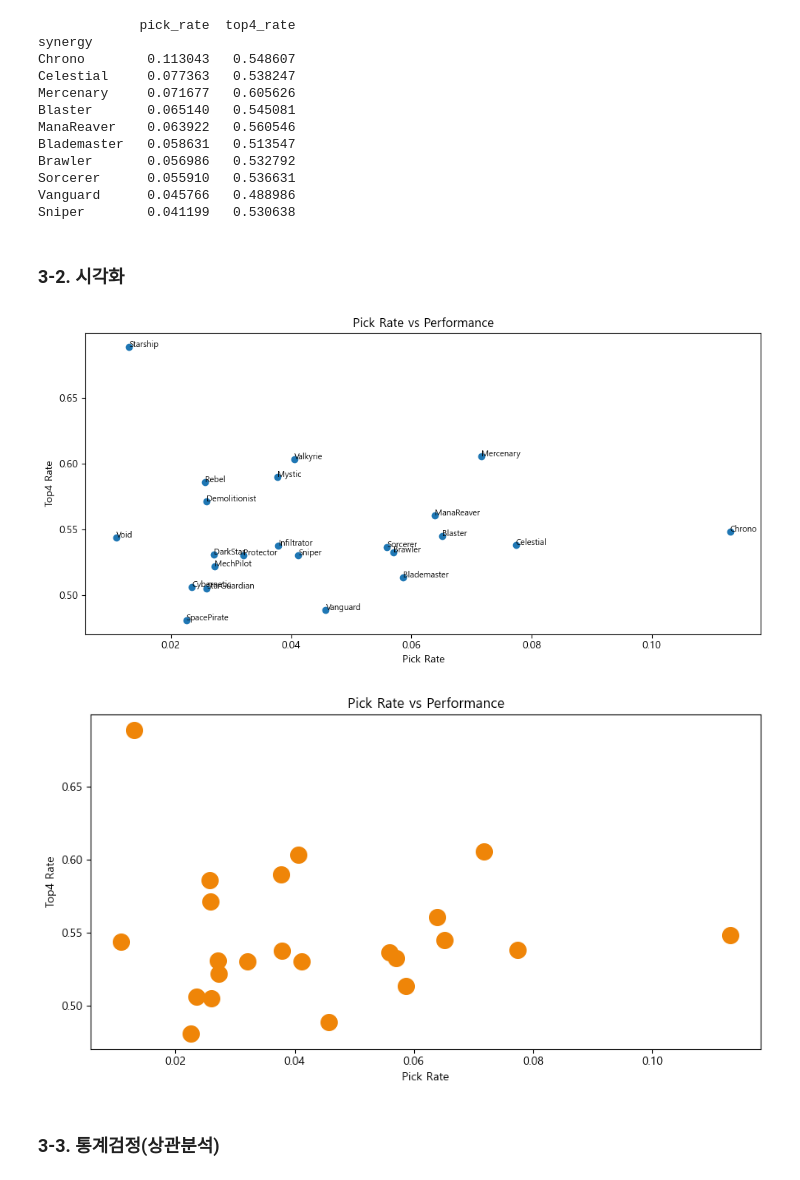
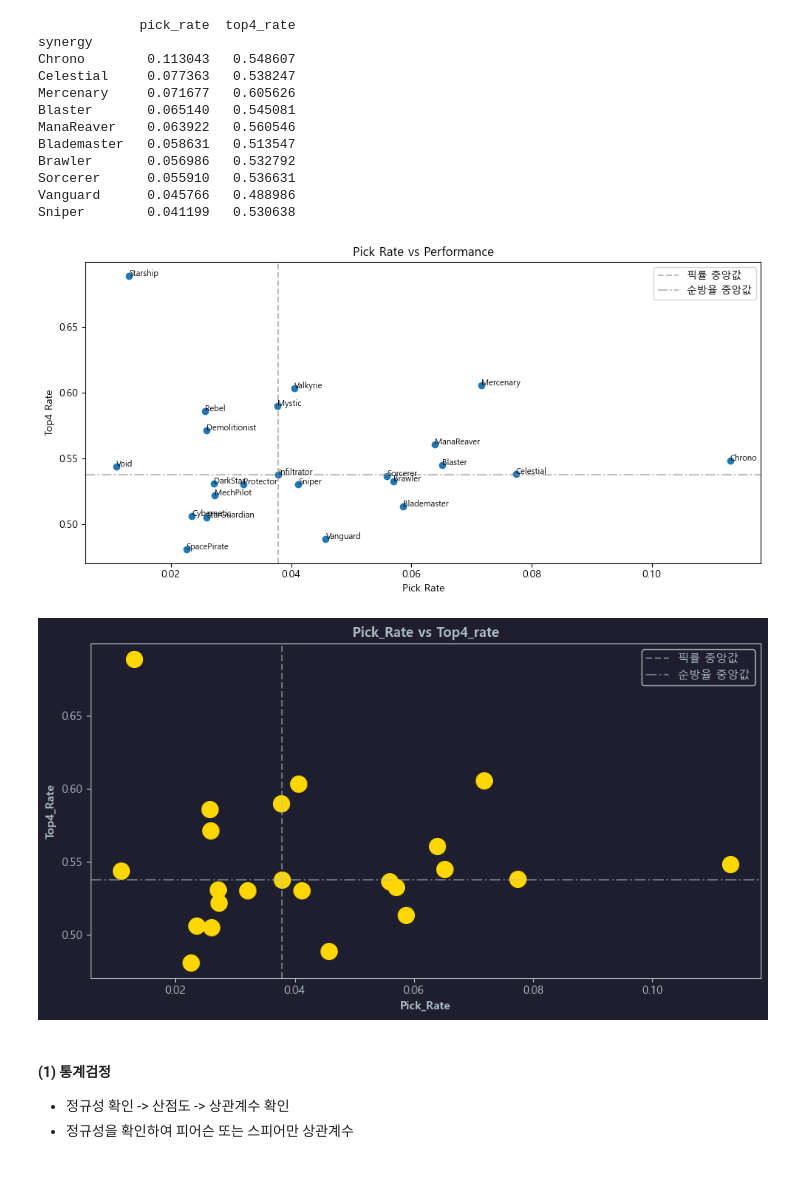
Before and after one commit to hanalo26/Third-project-sparta, a Jupyter notebook: 실전 프로젝트 코드 파일_6조/Data_for_presentation.ipynb, the cells around one changed output. Drawn from its saved outputs; the diff is of its cells as text; code cells hidden in the pictures.

```diff
--- a/실전 프로젝트 코드 파일_6조/Data_for_presentation.ipynb
+++ b/실전 프로젝트 코드 파일_6조/Data_for_presentation.ipynb
@@ -330,10 +595,9 @@ Brawler       0.056986   0.532792
 Sorcerer      0.055910   0.536631
 Vanguard      0.045766   0.488986
 Sniper        0.041199   0.530638
-# %% [markdown]
-### 3-2. 시각화
 # %%
-plt.figure(figsize=(10,5))
+# 시각화 1
+plt.figure(figsize=(10, 5))
 
 plt.scatter(synergy_group['pick_rate'], synergy_group['top4_rate'])
 
@@ -345,34 +609,56 @@ for i in synergy_group.index:
         fontsize=8
     )
 
+# 기준선 (중앙값)
+plt.axvline(synergy_group['pick_rate'].median(),
+            color='gray', linestyle='--', alpha=0.5, label='픽률 중앙값')
+plt.axhline(synergy_group['top4_rate'].median(),
+            color='gray', linestyle='-.', alpha=0.5, label='순방율 중앙값')
+
 plt.xlabel('Pick Rate')
 plt.ylabel('Top4 Rate')
 plt.title('Pick Rate vs Performance')
+plt.legend()
 
 plt.tight_layout()
 plt.show()
 # %% [output]
-[figure, old version]
+[figure, new version]
 # %%
-plt.figure(figsize=(9,5))
+# 시각화 2
+fig, ax = plt.subplots(figsize=(9, 5))
 
-# 기본 점 (회색)
+# 배경색 설정
+fig.patch.set_facecolor('#1e1e2e')
+ax.set_facecolor('#1e1e2e')
+
+# 산점도
 plt.scatter(
     synergy_group['pick_rate'],
     synergy_group['top4_rate'],
-    color='#ef8508',
+    color="#FFD700",
     s=200
 )
 
+# 기준선 (중앙값)
+plt.axvline(synergy_group['pick_rate'].median(),
+            color='#b0bec5', linestyle='--', alpha=0.5, label='픽률 중앙값')
+plt.axhline(synergy_group['top4_rate'].median(),
+            color='#b0bec5', linestyle='-.', alpha=0.5, label='순방율 중앙값')
 
-plt.xlabel('Pick Rate')
-plt.ylabel('Top4 Rate')
-plt.title('Pick Rate vs Performance')
+ax.set_xlabel('Pick_Rate', color='#b0bec5', fontweight='bold')
+ax.set_ylabel('Top4_Rate', color='#b0bec5', fontweight='bold')
+ax.set_title('Pick_Rate vs Top4_rate', color='#b0bec5', fontweight='bold')
+ax.tick_params(colors='#b0bec5')
+ax.spines[:].set_color('#b0bec5')
+ax.legend(facecolor='#1e1e2e', labelcolor='#b0bec5')
 
 plt.tight_layout()
 plt.show()
 # %% [output]
-[figure, old version]
+[figure, new version]
 # %% [markdown]
-### 3-3. 통계검정(상관분석)
+#### **(1) 통계검정**
+- 정규성 확인 -> 산점도 -> 상관계수 확인
+- 정규성을 확인하여 피어슨 또는 스피어만 상관계수
 # %%
```
Also changed, not shown: parts of 32 cells of this notebook.
